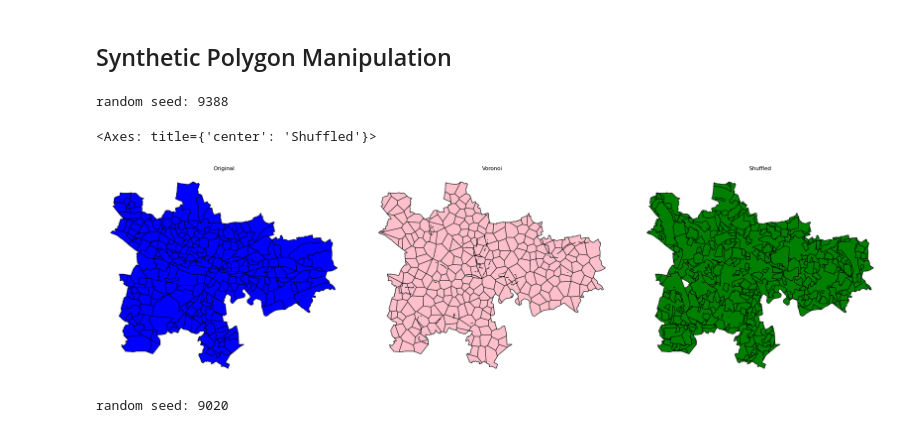
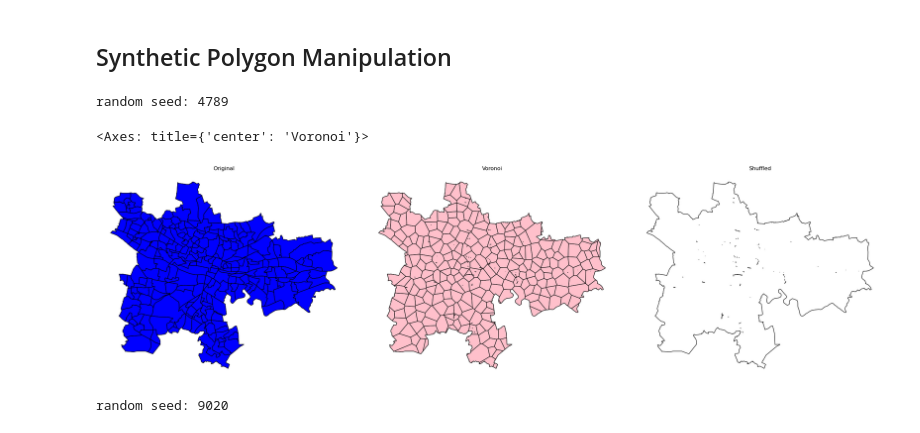
Before and after one commit to paddeaux/agile-gis-gorry, a Jupyter notebook: agile24.ipynb, the cells around one changed output. Cells and saved outputs as stored; diff of their text form; code cells hidden in the pictures.

```diff
--- a/agile24.ipynb
+++ b/agile24.ipynb
@@ -199,6 +199,7 @@ def kmeans_centroids(poly, num_cluster, num_points=500):
 def voronoi_gen(poly, vor_num):
     vor_centroids = kmeans_centroids(poly.geometry[0], vor_num)
     boundary_shape = unary_union(poly)
+    boundary_shape = poly.unary_union
     coords = points_to_coords(vor_centroids.geometry)
 
     # Calculating the voronoi regions
@@ -239,31 +240,32 @@ np.random.seed(seed)
 # 1326
 print("random seed:", seed)
 
-glasgow = gpd.read_file("geojson/glasgow_polling_districts.geojson").to_crs(3857)
-glasgow_bounds = gpd.GeoSeries(glasgow.unary_union, crs=3857)
+glasgow = gpd.read_file("geojson/glasgow.geojson").to_crs(3857)
+glasgow_pd = gpd.read_file("geojson/glasgow_polling_districts.geojson").to_crs(3857)
+# adding a minor buffering to the bounds to avoid artifacts in the union
 
-glasgow_voronoi = voronoi_gen(glasgow_bounds, len(glasgow))
-glasgow_shuffle = shuffled_polys(glasgow, len(glasgow), how='kmeans')
+glasgow_voronoi = voronoi_gen(glasgow, len(glasgow_pd))
+#glasgow_shuffle = shuffled_polys(glasgow, len(glasgow), how='kmeans')
 
 glasgow_voronoi.to_file("geojson/glasgow_voronoi.geojson")
 # %% [output]
-random seed: 9388
+random seed: 4789
 # %%
 fig, ax = plt.subplots(1,3, figsize=(25,12))
 sub_titles = ['Original', 'Voronoi', 'Shuffled']
 fig.tight_layout()
 
 for i, x in enumerate(ax):
     glasgow_bounds.plot(ax=x, edgecolor='black', facecolor='none')
     x.set_title(sub_titles[i])
     x.set_axis_off()
 
 glasgow.plot(ax=ax[0], edgecolor='black', facecolor='blue')
 glasgow_voronoi.plot(ax=ax[1], edgecolor='black', facecolor='pink')
-glasgow_shuffle.plot(ax=ax[2], edgecolor='black', facecolor='green')
+#glasgow_shuffle.plot(ax=ax[2], edgecolor='black', facecolor='green')
 # %% [output]
-<Axes: title={'center': 'Shuffled'}>
+<Axes: title={'center': 'Voronoi'}>
-[figure, old version]
+[figure, new version]
 # %%
 seed = random.randint(0,10000)
 np.random.seed(seed)
```
Also changed, not shown: parts of 1 cell of this notebook, 3 other files.
